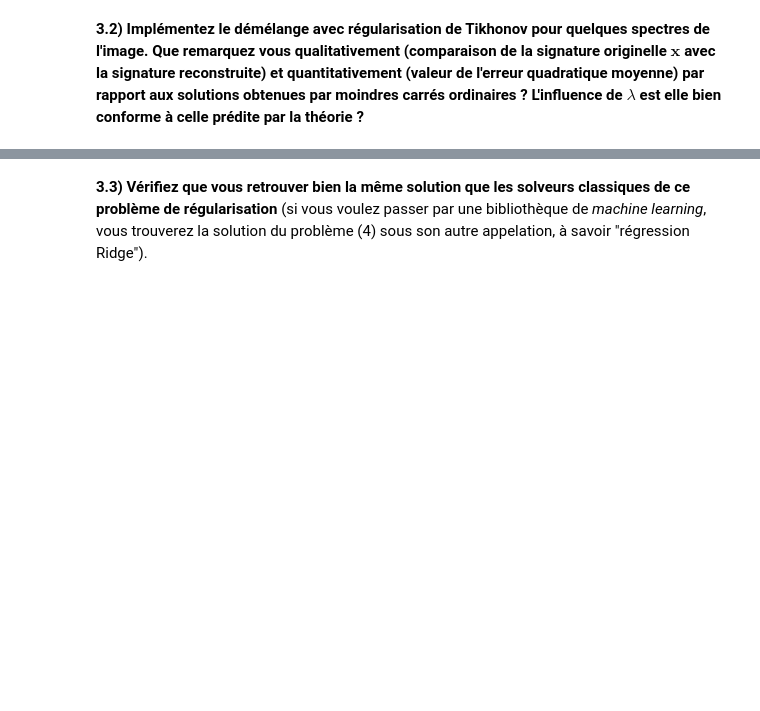
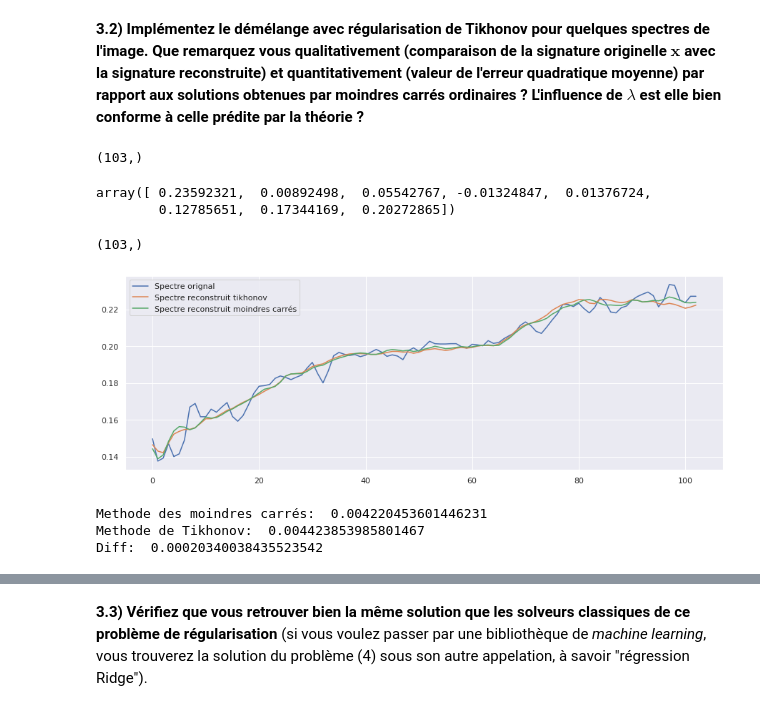
Before and after one commit to Li0nMo0se/spectral_unmixing, a Jupyter notebook: Main.ipynb, the cells around one changed output, grey strips where cells are left out. Cells and saved outputs as stored; diff of their text form; code cells hidden in the pictures; blank space fills up the shorter version.

Commit message:
wip: tikhonov implementation

```diff
--- a/Main.ipynb
+++ b/Main.ipynb
@@ -229,12 +231,12 @@ RMSE(x, x_back)
 # %% [output]
 0.004220453601446231
 # %%
-x = [hsi[100, 100], hsi[300, 250], hsi[0, 100], hsi[150, 200]]
+x_list = [hsi[100, 100], hsi[300, 250], hsi[0, 100], hsi[150, 200]]
 
 rmse_arr = []
-for i in range(len(x)):
-    𝝓 = np.linalg.inv(E.T @ E) @ E.T @ x[i]
-    rmse_arr.append(RMSE(x[i], E @ 𝝓))
+for i in range(len(x_list)):
+    𝝓 = np.linalg.inv(E.T @ E) @ E.T @ x_list[i]
+    rmse_arr.append(RMSE(x_list[i], E @ 𝝓))
 
 rmse_arr
 # %% [output]
@@ -533,2 +544,36 @@ $\iff \boldsymbol\phi = (\mathbf{E}^T\mathbf{E}+ \lambda \mathbf{I})^{-1}\mathbf
 # %% [markdown]
 **3.2) Implémentez le démélange avec régularisation de Tikhonov pour quelques spectres de l'image. Que remarquez vous qualitativement (comparaison de la signature originelle $\mathbf{x}$ avec la signature reconstruite) et quantitativement (valeur de l'erreur quadratique moyenne) par rapport aux solutions obtenues par moindres carrés ordinaires ? L'influence de $\lambda$ est elle bien conforme à celle prédite par la théorie ?**
+# %%
+def solve_tikhonov(x, E, 𝜆):
+    return np.linalg.inv(E.T @ E + 𝜆 * np.identity(E.shape[1])) @ E.T @ x
+# %%
+print(x.shape) # same x as for the least square method
+𝜆 = 0.001
+𝝓 = solve_tikhonov(x, E, 𝜆)
+𝝓
+# %% [output]
+(103,)
+array([ 0.23592321,  0.00892498,  0.05542767, -0.01324847,  0.01376724,
+        0.12785651,  0.17344169,  0.20272865])
+# %%
+x_back_tikhonov = compute_x(E, 𝝓)
+x_back_tikhonov.shape
+# %% [output]
+(103,)
+# %%
+plt.figure(figsize=(15,5))
+plt.plot(x)
+plt.plot(x_back_tikhonov)
+plt.plot(x_back)
+plt.legend(["Spectre orignal", "Spectre reconstruit tikhonov", "Spectre reconstruit moindres carrés"])
+plt.show()
+# %% [output]
+[figure, added]
+# %%
+print("Methode des moindres carrés: ", RMSE(x, x_back))
+print("Methode de Tikhonov: ", RMSE(x, x_back_tikhonov))
+print("Diff: ", RMSE(x, x_back_tikhonov) - RMSE(x, x_back))
+# %% [output]
+Methode des moindres carrés:  0.004220453601446231
+Methode de Tikhonov:  0.004423853985801467
+Diff:  0.00020340038435523542
```
Also changed, not shown: parts of 17 cells of this notebook.
